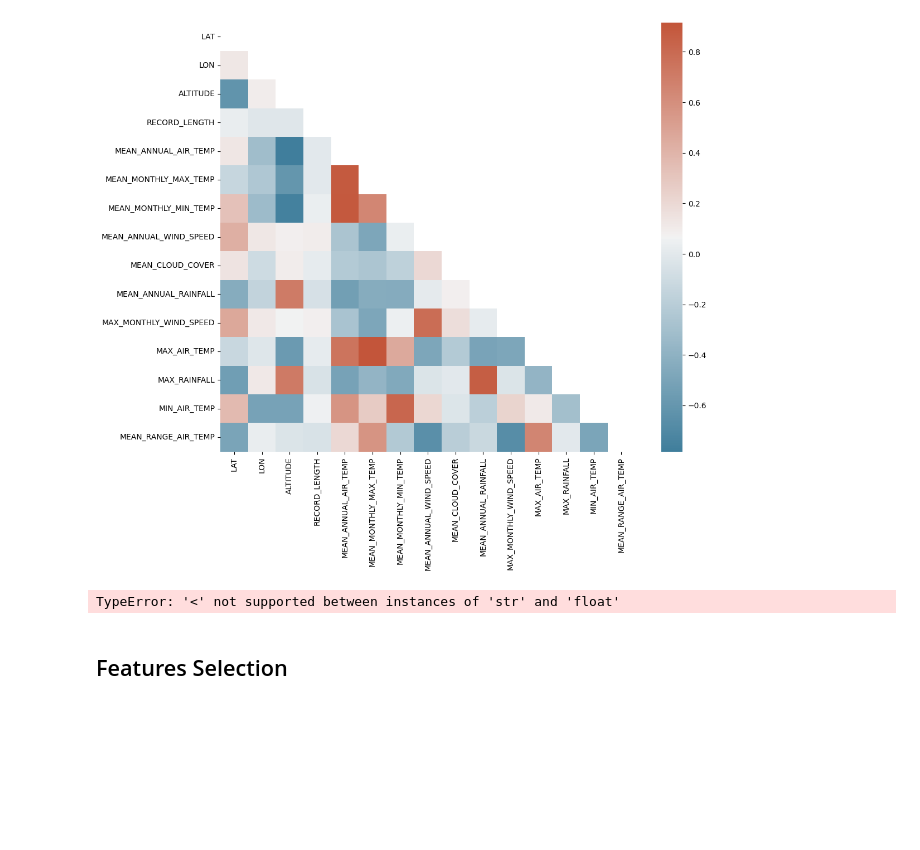
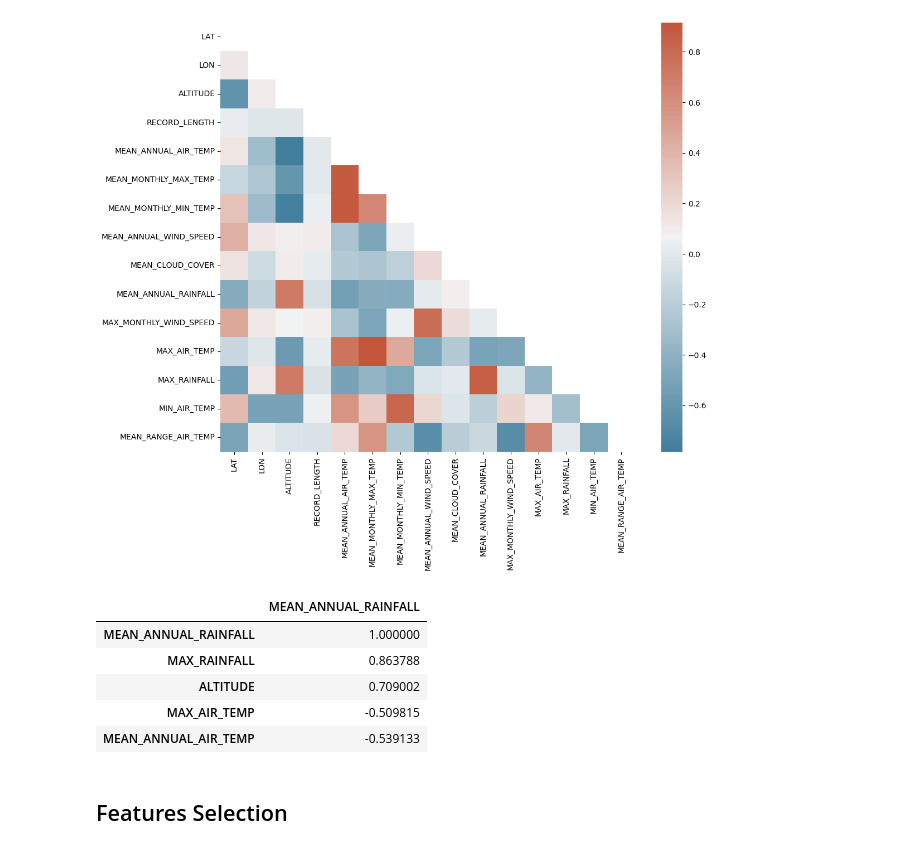
Before and after one commit to 318281029SBH/Escuela, a Jupyter notebook: GWeatherLinearRegression.ipynb, the cells around one changed output. Saved outputs shown, nothing was run; the diff lists cells and outputs as text; code cells hidden in the pictures; blank space fills up the shorter version.

```diff
--- a/GWeatherLinearRegression.ipynb
+++ b/GWeatherLinearRegression.ipynb
@@ -208,6 +212,12 @@ listmaxCorr = [np.corrcoef(Xi["MEAN_ANNUAL_RAINFALL"], Xi[x]) for x in corr.colu
 #maxCorr=np.array(map(lambda x: np.corrcoef(Xi["ALTITUDE"], Xi[x]), corr.columns))
 #maxCorr
 # %%
-worse=corr.filter(like='MEAN_ANNUAL_RAINFALL', axis=0).abs().sort_values(by='MEAN_ANNUAL_RAINFALL', ascending=False).T.filter(like='MEAN_ANNUAL_RAINFALL'<.5, axis=0)
+#best features
+corr.loc[corr.abs()['MEAN_ANNUAL_RAINFALL']>.5].filter(like='MEAN_ANNUAL_RAINFALL', axis=1).sort_values(by='MEAN_ANNUAL_RAINFALL', ascending=False)
 # %% [output]
-TypeError: '<' not supported between instances of 'str' and 'float'
+|  | MEAN_ANNUAL_RAINFALL |
+| MEAN_ANNUAL_RAINFALL | 1.000000 |
+| MAX_RAINFALL | 0.863788 |
+| ALTITUDE | 0.709002 |
+| MAX_AIR_TEMP | -0.509815 |
+| MEAN_ANNUAL_AIR_TEMP | -0.539133 |
```
Also changed, not shown: parts of 10 cells of this notebook.
